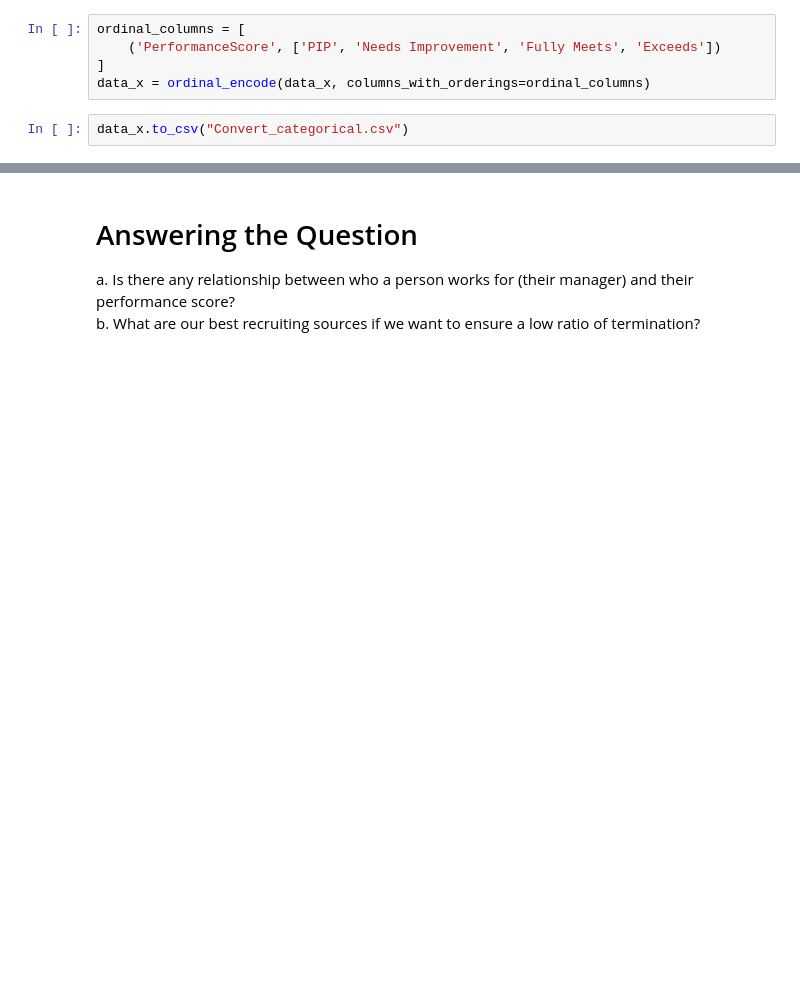
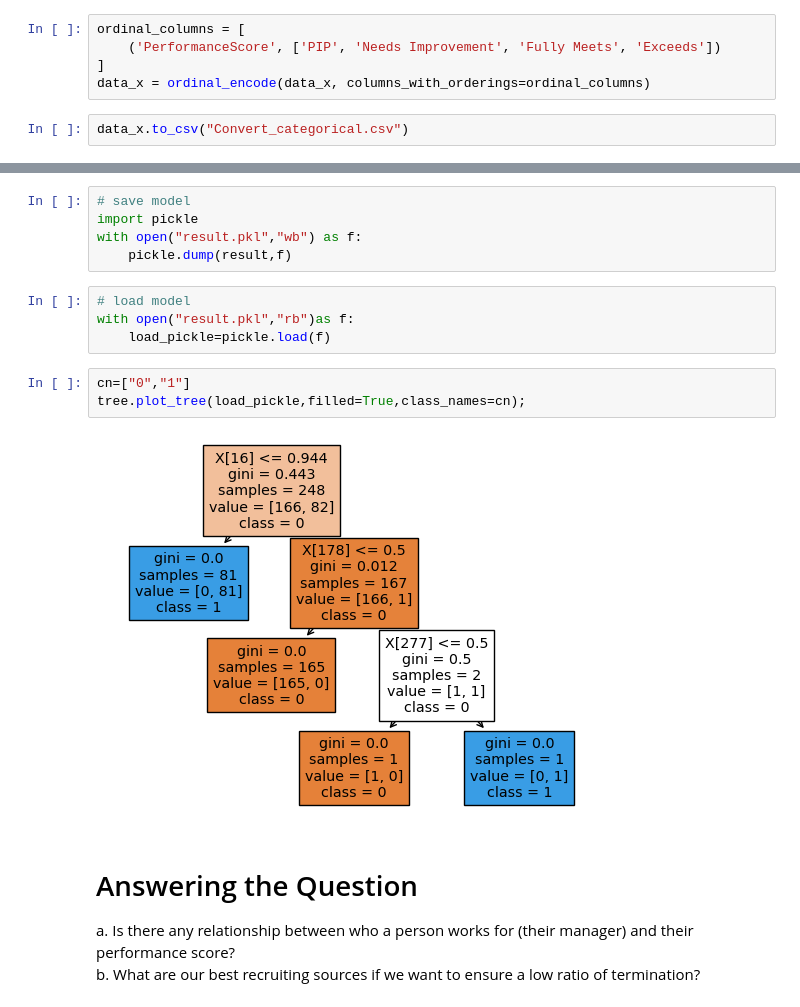
Before and after one commit to TeguhPermana666/Termd-Prediction-Employee, a Jupyter notebook: Model.ipynb, the cells around one changed output, grey strips where cells are left out. Drawn from its saved outputs; the diff is of its cells as text; blank space fills up the shorter version.

```diff
--- a/Model.ipynb
+++ b/Model.ipynb
@@ -407,3 +491,17 @@ data_x.to_csv("Convert_categorical.csv")
+# %%
+# save model
+import pickle
+with open("result.pkl","wb") as f:
+    pickle.dump(result,f)
+# %%
+# load model
+with open("result.pkl","rb")as f:
+    load_pickle=pickle.load(f)
+# %%
+cn=["0","1"]
+tree.plot_tree(load_pickle,filled=True,class_names=cn);
+# %% [output]
+[figure, added]
 # %% [markdown]
 # Answering the Question
 
```
Also changed, not shown: parts of 8 cells of this notebook, 1 other file.
